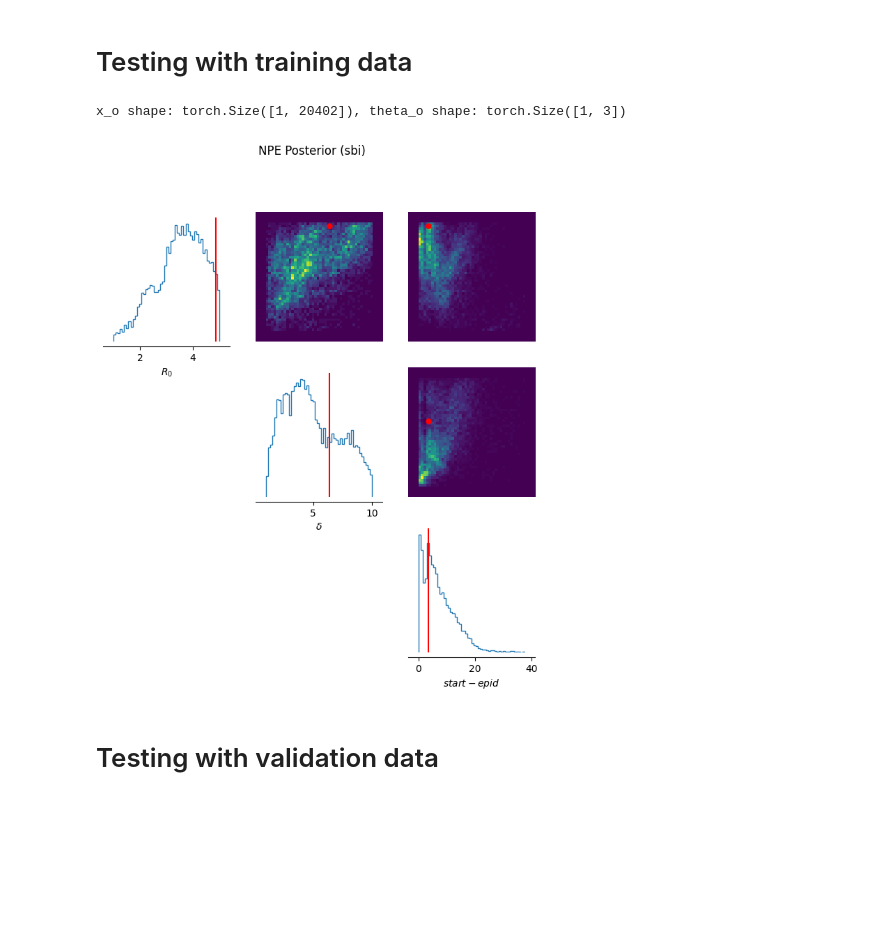
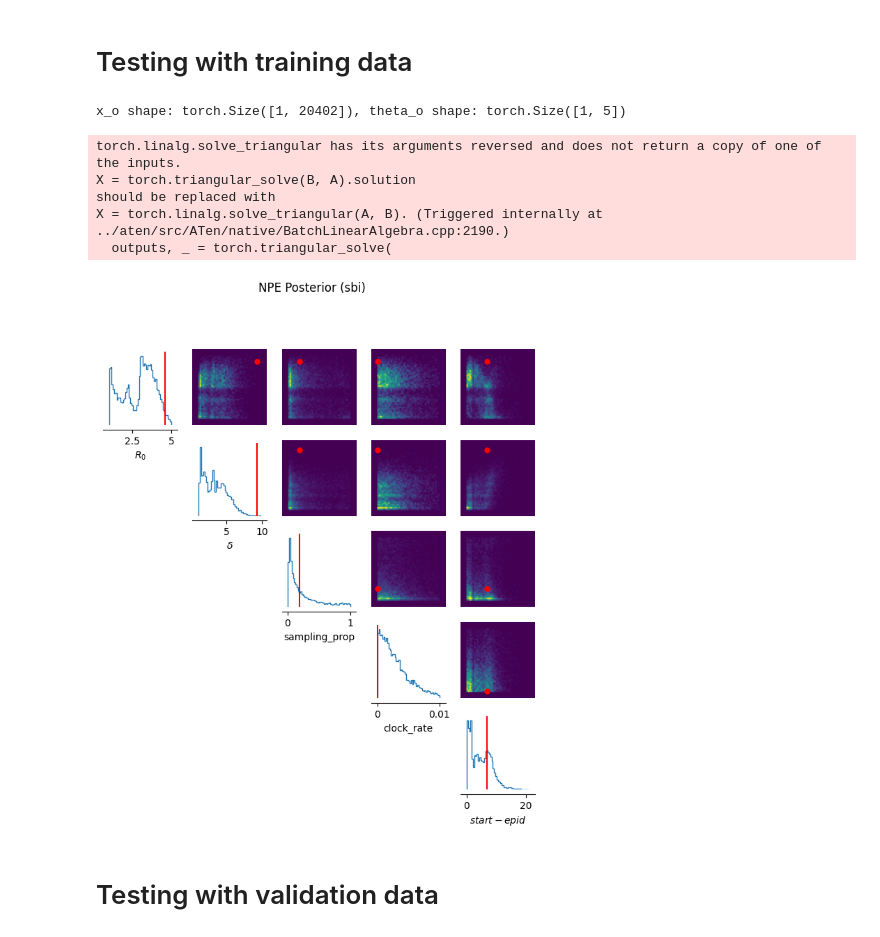
Before and after one commit to vgarot/sbi-hackathon-2026, a Jupyter notebook: models/sequence-alignments/Filippo.ipynb, the cells around one changed output. Drawn from its saved outputs; the diff is of its cells as text; code cells hidden in the pictures; blank space fills up the shorter version.

Commit message:
cnn-npe with 5 parameters

```diff
--- a/models/sequence-alignments/Filippo.ipynb
+++ b/models/sequence-alignments/Filippo.ipynb
@@ -19,14 +19,16 @@ from sbi.neural_nets.net_builders import build_nsf
 from sbi.neural_nets.embedding_nets import CausalCNNEmbedding
 import numpy as np
 
-lower_bound = torch.as_tensor([1.0, 1.0, 0.0])
-upper_bound = torch.as_tensor([5.0, 10.0, 100.0])
+device = torch.device("cuda" if torch.cuda.is_available() else "cpu")
+
+lower_bound = torch.as_tensor([1.0, 1.0, 10**(-2), 10**(-5), 0.0])
+upper_bound = torch.as_tensor([5.0, 10.0, 1, 10**(-2), 100.0])
 prior = BoxUniform(low=lower_bound, high=upper_bound)
 
 alphabet_instance = alphabet.Alphabet(list( "ATGCX-"))
 
 train_ratio = 0.8
-batch_size = 64
+batch_size = 256
 val_batch_size = batch_size
 num_workers = 8  # Parallel data loading workers
 
@@ -65,8 +67,8 @@ val_loader = data.val_dataloader()
 train_iter = iter(train_loader)
 batch = next(train_iter)
 
-x_batch = batch[0] # [batch_size, 20520]
-theta_batch = batch[1] # [batch_size, 2]
+x_batch = batch[0].to(device) # [batch_size, 20520]
+theta_batch = batch[1].to(device) # [batch_size, 2]
 
 embedding_net = CausalCNNEmbedding(  # SOLUTION
     input_shape=(batch[0].shape[1],),  # 20000 timepoints
@@ -82,5 +84,5 @@ density_estimator = build_nsf(
     z_score_y="none",
     z_score_x="none",
     embedding_net=embedding_net,
-)  # theta batch dimension, x batch dimension
+).to(device)  # theta batch dimension, x batch dimension
 # %% [output]
@@ -129,8 +133,8 @@ while epoch <= max_num_epochs and not converged:
 
     for batch_idx, batch in enumerate(train_loader_train):
         # Convert batch data to tensors
-        x_batch = batch[0]
-        theta_batch = batch[1]
+        x_batch = batch[0].to(device)
+        theta_batch = batch[1].to(device)
 
         # Forward pass and loss computation
         optimizer.zero_grad()
@@ -162,8 +166,8 @@ while epoch <= max_num_epochs and not converged:
 
     with torch.no_grad():
         for batch_idx, batch in enumerate(val_loader_train):
-            x_batch = batch[0]
-            theta_batch = batch[1]
+            x_batch = batch[0].to(device)
+            theta_batch = batch[1].to(device)
 
             val_losses = density_estimator.loss(theta_batch, x_batch)
             val_loss_sum += val_losses.sum().item()
@@ -237,30 +242,35 @@ posterior = DirectPosterior(density_estimator, prior)
 # %%
 train_iter = iter(train_loader)
 batch = next(train_iter)
 
-x_o = batch[0]
-theta_o = batch[1]
+x_o = batch[0].cpu()
+theta_o = batch[1].cpu()
 
 print(f"x_o shape: {x_o.shape}, theta_o shape: {theta_o.shape}")
 
 samples = posterior.sample((10000,), x=x_o)
 
 # Visualize posterior with pairplot
-param_labels = [r"$R_0$", r"$\delta$", r"$start-epid$"]
+param_labels = [r"$R_0$", r"$\delta$", "sampling_prop", "clock_rate",  r"$start-epid$"]
 
 fig, axes = pairplot(
     samples,
     # limits=[[0.05, 0.15], [0.01, 0.03], [0.005, 0.03], [0.005, 0.15]],
     labels=param_labels,
     figsize=(8, 8),
     points=theta_o,  # True parameters
     points_colors="r",
 )
 plt.suptitle("NPE Posterior (sbi)", y=1.02)
 plt.show()
 # %% [output]
-x_o shape: torch.Size([1, 20402]), theta_o shape: torch.Size([1, 3])
+x_o shape: torch.Size([1, 20402]), theta_o shape: torch.Size([1, 5])
+torch.linalg.solve_triangular has its arguments reversed and does not return a copy of one of the inputs.
+X = torch.triangular_solve(B, A).solution
+should be replaced with
+X = torch.linalg.solve_triangular(A, B). (Triggered internally at ../aten/src/ATen/native/BatchLinearAlgebra.cpp:2190.)
+  outputs, _ = torch.triangular_solve(
-[figure, old version]
+[figure, new version]
 # %% [markdown]
 # Testing with validation data
 # %%
```
Also changed, not shown: parts of 4 cells of this notebook.
